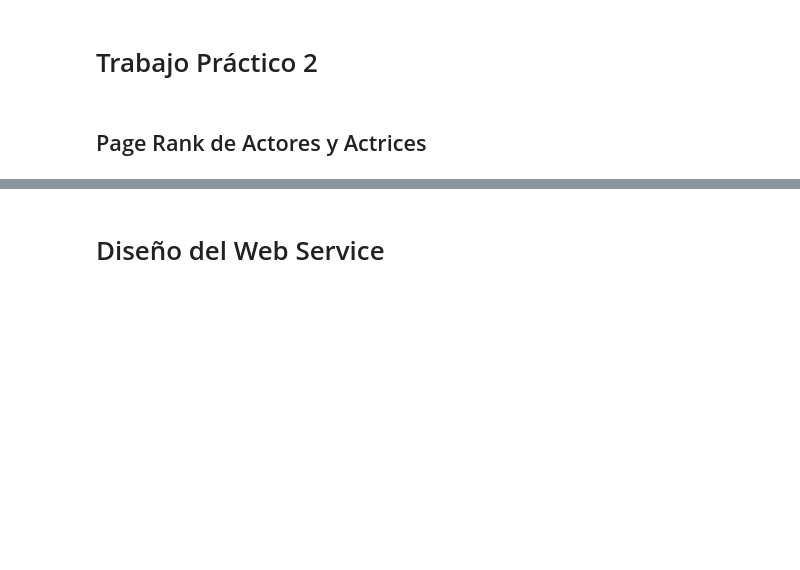
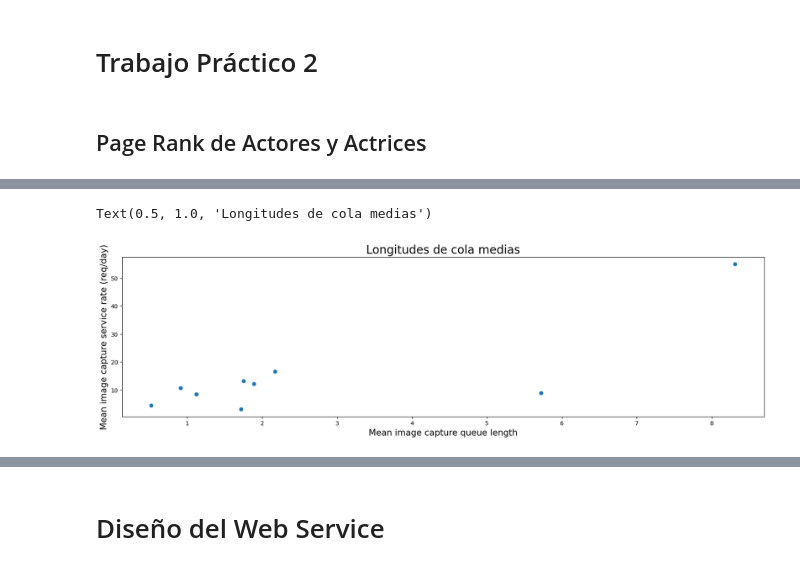
Before and after one commit to jalbarrac/simulacion_grupo2_2c_2022, a Jupyter notebook: TP2/TP2.ipynb, the cells around one changed output, grey strips where cells are left out. Cells and saved outputs as stored; diff of their text form; code cells hidden in the pictures; blank space fills up the shorter version.

```diff
--- a/TP2/TP2.ipynb
+++ b/TP2/TP2.ipynb
@@ -65,0 +328,9 @@ for p in random.choices(list(todas_palabras), k=BUSQUEDAS):
+# %%
+fig, ax5 = plt.subplots(nrows=1, ncols=1, figsize=(20, 5))
+ax5.scatter(*zip(*cantidades_y_tasa_media))
+ax5.set_xlabel('Mean image capture queue length', fontsize=15)
+ax5.set_ylabel('Mean image capture service rate (req/day)', fontsize=15)
+ax5.set_title("Longitudes de cola medias", fontsize=20)
+# %% [output]
+Text(0.5, 1.0, 'Longitudes de cola medias')
+[figure, added]
```
Also changed, not shown: parts of 20 cells of this notebook.
